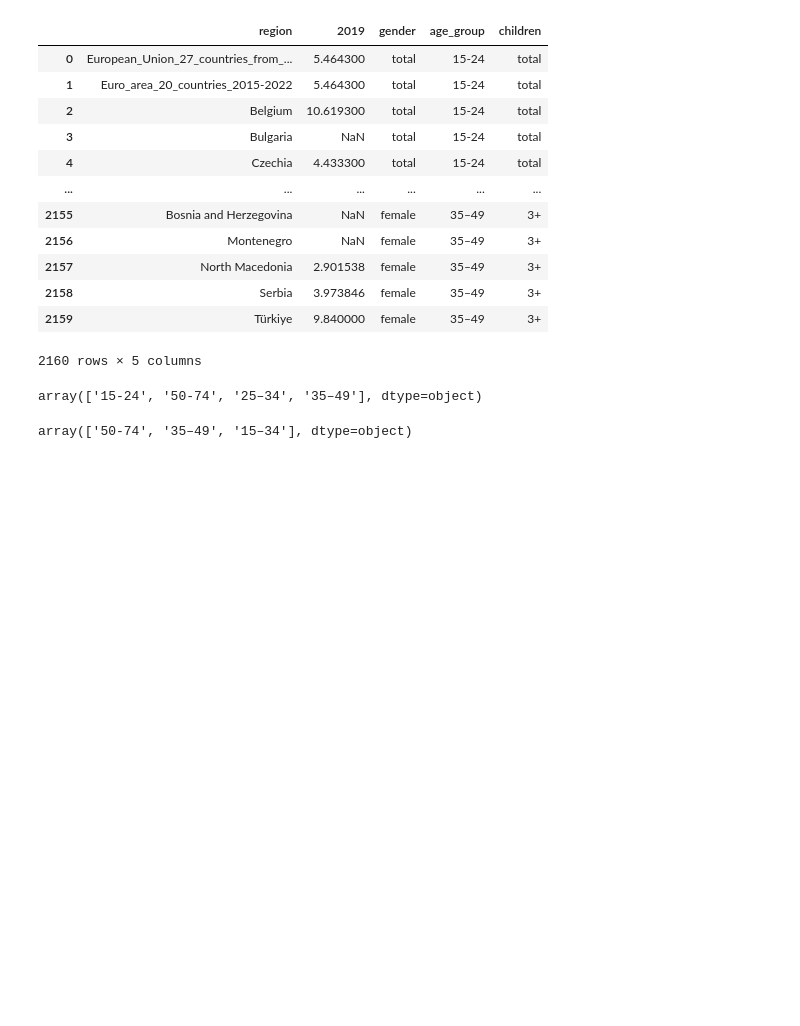
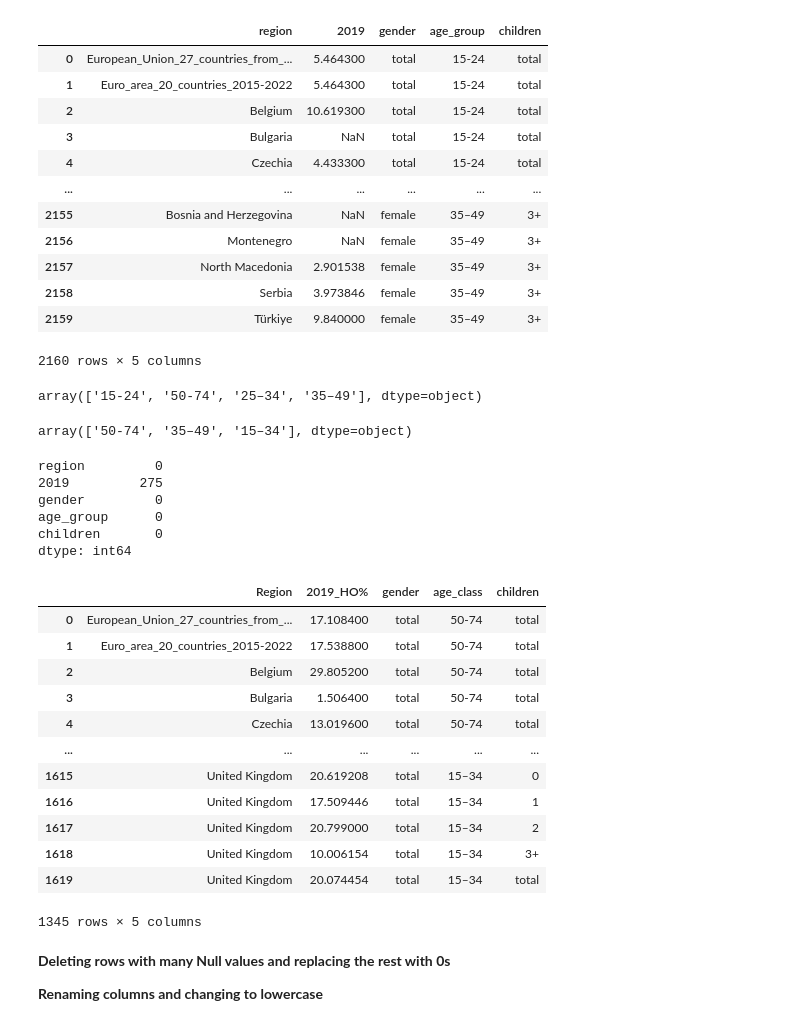
Before and after one commit to OliviaM465/Who_Loses_when_HO_ends_project, a Jupyter notebook: marts_tables/Adjusting_agegroups.ipynb, the cells around one changed output. Drawn from its saved outputs; the diff is of its cells as text; code cells hidden in the pictures; blank space fills up the shorter version.

```diff
--- a/marts_tables/Adjusting_agegroups.ipynb
+++ b/marts_tables/Adjusting_agegroups.ipynb
@@ -247,3 +257,32 @@ df_home_office = pd.concat([df_home_office, combined], ignore_index=True)
 df_home_office.age_group.unique()
 # %% [output]
 array(['50-74', '35–49', '15–34'], dtype=object)
+# %%
+df_home_office.isnull().sum()
+# %% [output]
+region         0
+2019         275
+gender         0
+age_group      0
+children       0
+dtype: int64
+# %%
+df_home_office
+# %% [output]
+|  | Region | 2019_HO% | gender | age_class | children |
+| 0 | European_Union_27_countries_from_... | 17.108400 | total | 50-74 | total |
+| 1 | Euro_area_20_countries_2015-2022 | 17.538800 | total | 50-74 | total |
+| 2 | Belgium | 29.805200 | total | 50-74 | total |
+| 3 | Bulgaria | 1.506400 | total | 50-74 | total |
+| 4 | Czechia | 13.019600 | total | 50-74 | total |
+| ... | ... | ... | ... | ... | ... |
+| 1615 | United Kingdom | 20.619208 | total | 15–34 | 0 |
+| 1616 | United Kingdom | 17.509446 | total | 15–34 | 1 |
+| 1617 | United Kingdom | 20.799000 | total | 15–34 | 2 |
+| 1618 | United Kingdom | 10.006154 | total | 15–34 | 3+ |
+| 1619 | United Kingdom | 20.074454 | total | 15–34 | total |
+1345 rows × 5 columns
+# %% [markdown]
+**Deleting rows with many Null values and replacing the rest with 0s**
+
+**Renaming columns and changing to lowercase**
```
Also changed, not shown: parts of 12 cells of this notebook, 5 other files.
